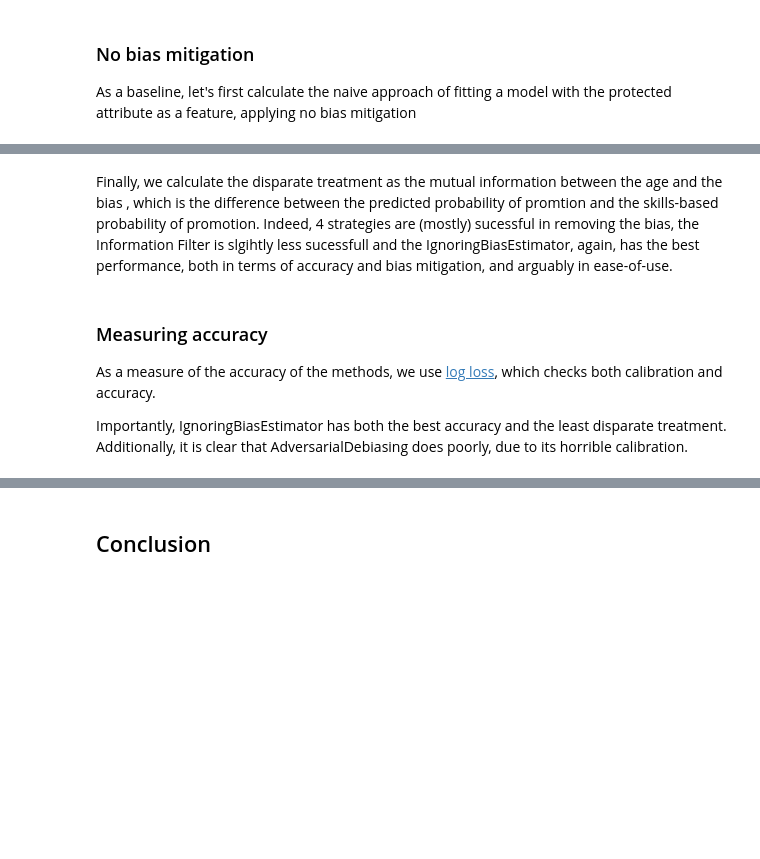
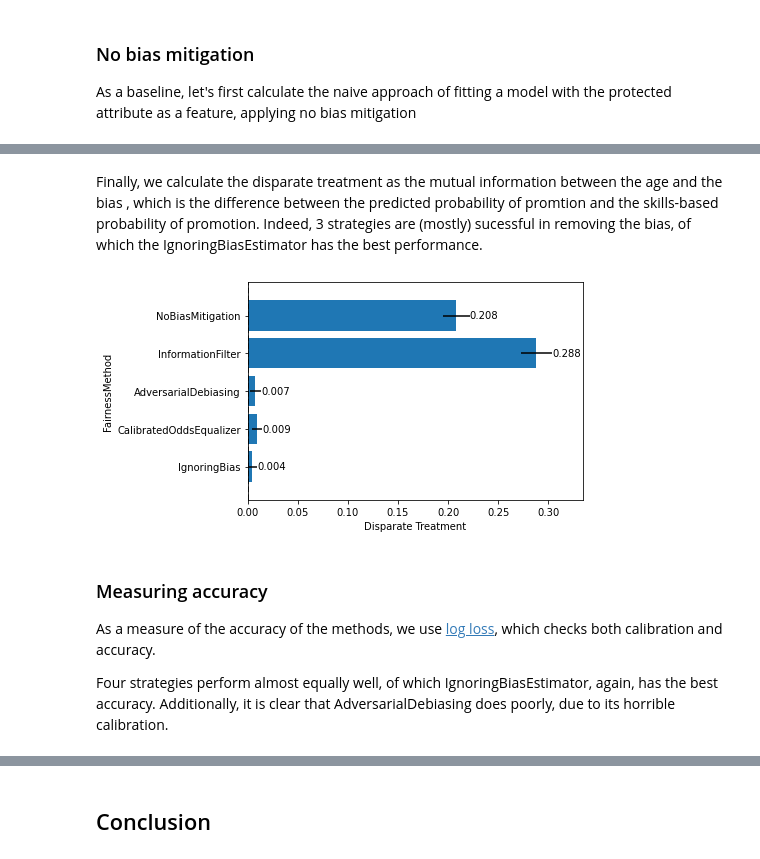
Before and after one commit to SjoerdCor/fairness, a Jupyter notebook: blog/3.IgnoringBiasForClassificationProblems.ipynb, the cells around one changed output, grey strips where cells are left out. Saved outputs shown, nothing was run; the diff lists cells and outputs as text; code cells hidden in the pictures; blank space fills up the shorter version.

```diff
--- a/blog/3.IgnoringBiasForClassificationProblems.ipynb
+++ b/blog/3.IgnoringBiasForClassificationProblems.ipynb
@@ -206,3 +268,3 @@ add_predictions_to_results(ib, 'IgnoringBias')
 # %%
 df_predictions = pd.DataFrame(predictions)
-df_bias = df_predictions.sub(promotion_prob_skill_test, axis=0)
+df_bias = df_predictions.sub(scipy.special.expit(promotion_eligibility_skill_test), axis=0)
@@ -236,5 +282,7 @@ plt.show()
 # %%
 %%time
-df_disp_treat = (utils.bootstrap(utils.calculate_mutual_information, pd.concat([df_bias, X_test['Age']], axis='columns'), n_neighbors=100)
+n_bootstraps = 500
+# Boostrapping takes quite a bit of time
+df_disp_treat = (utils.bootstrap(utils.calculate_mutual_information, pd.concat([df_bias, X_test['Age']], axis='columns'), n_bootstrap= n_bootstraps, n_neighbors=100)
                  .pipe(utils.calculate_bootstrap_confidence_interval)
                 )
@@ -241,28 +291,35 @@ df_disp_treat = (utils.bootstrap(utils.calculate_mutual_information, pd.concat([
 # %% [markdown]
-Finally, we calculate the disparate treatment as the mutual information between the age and the bias , which is the difference between the predicted probability of promtion and the skills-based probability of promotion. Indeed, 4 strategies are (mostly) sucessful in removing the bias, the Information Filter is slgihtly less sucessfull and the IgnoringBiasEstimator, again, has the best performance, both in terms of accuracy and bias mitigation, and arguably in ease-of-use.
+Finally, we calculate the disparate treatment as the mutual information between the age and the bias , which is the difference between the predicted probability of promtion and the skills-based probability of promotion. Indeed, 3 strategies are (mostly) sucessful in removing the bias, of which the IgnoringBiasEstimator has the best performance.
 # %%
 def plot_biases(biases: dict, **kwargs):
     """
     Plot fairness metric with uncertainty for multiple mitigation strategies.
 
     biases: fairness metrics, dict of dicts structured
         {"name": {"diff_mean": fairness metric, "diff_sem": uncertainty fairness metric}}
     **kwargs are passed to the DataFrame plot method
     """
     fig, ax = plt.subplots()
     df = pd.DataFrame(biases).transpose()
     p = ax.barh(y=range(len(df)), width=df[0.5], xerr=(df['Uncertainty_lower'], df['Uncertainty_upper']))
+    ax.axvline(0, c='k', ls='--')
     plt.yticks(range(len(df)), df.index)
     ax.invert_yaxis()
-    ax.axvline(0, c='k', ls='--')
+    ax.set_ylabel('FairnessMethod')
+
     ax.bar_label(p, label_type='edge', fmt='%.3f')
+    plt.margins(0.1)  # Make room for the labels
 
-    ax.set_ylabel('FairnessMethod')
+
     return ax
 
-plot_biases(df_disp_treat)
+ax = plot_biases(df_disp_treat)
+ax.set_xlabel("Disparate Treatment")
+plt.show()
+# %% [output]
+[figure, added]
 # %% [markdown]
 ### Measuring accuracy
 As a measure of the accuracy of the methods, we use [log loss](https://scikit-learn.org/stable/modules/generated/sklearn.metrics.log_loss.html), which checks both calibration and accuracy.
 
-Importantly, IgnoringBiasEstimator has both the best accuracy and the least disparate treatment. Additionally, it is clear that AdversarialDebiasing does poorly, due to its horrible calibration.
+Four strategies perform almost equally well, of which IgnoringBiasEstimator, again, has the best accuracy. Additionally, it is clear that AdversarialDebiasing does poorly, due to its horrible calibration.
```
Also changed, not shown: parts of 36 cells of this notebook, 1 other file.
